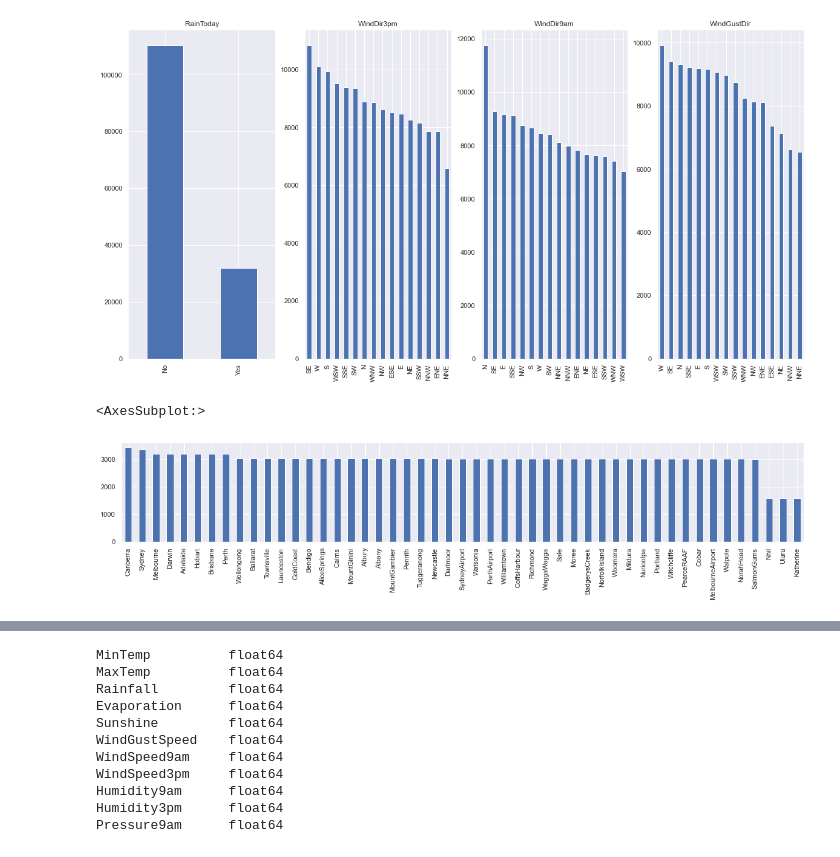
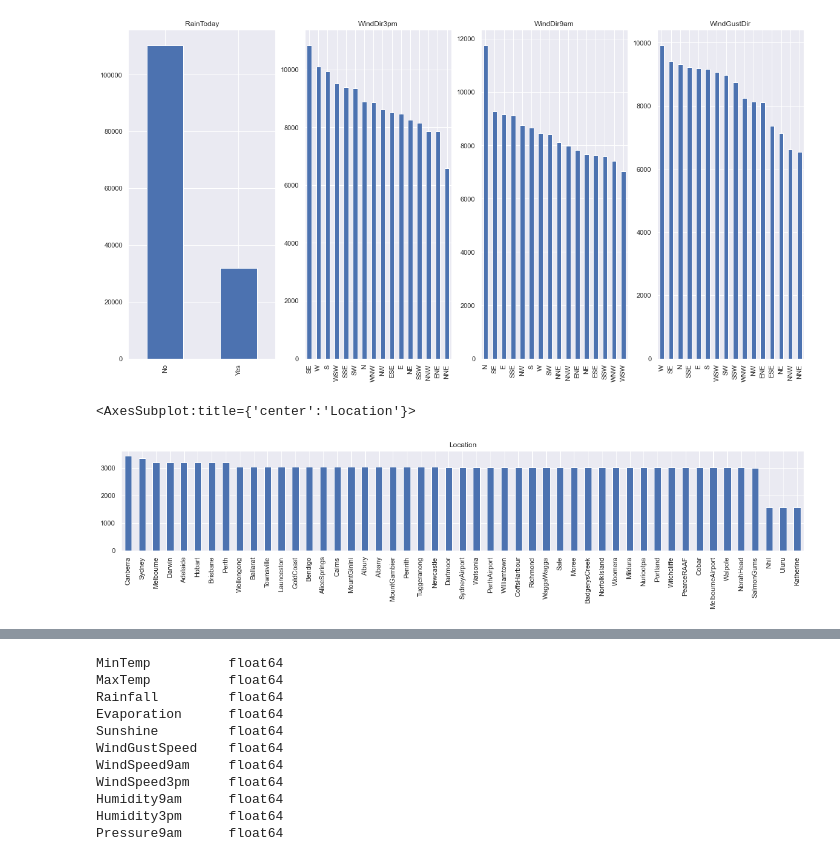
Before and after one commit to GonzaloRomeroR/CEIA, a Jupyter notebook: intro_ia/TP/TP.ipynb, the cells around one changed output, grey strips where cells are left out. Cells and saved outputs as stored; diff of their text form; code cells hidden in the pictures.

```diff
--- a/intro_ia/TP/TP.ipynb
+++ b/intro_ia/TP/TP.ipynb
@@ -190,7 +183,8 @@ display_dataset_categorical(X_categorical[cols])
 # %% [output]
 [figure]
 # %%
-X_categorical["Location"].value_counts().plot(kind="bar", figsize=(20,3))
+# Se grafican la distribución de ciudades
+X_categorical["Location"].value_counts().plot(kind="bar", figsize=(20,3), title="Location")
 # %% [output]
-<AxesSubplot:>
+<AxesSubplot:title={'center':'Location'}>
-[figure, old version]
+[figure, new version]
```
Also changed, not shown: parts of 41 cells of this notebook.
